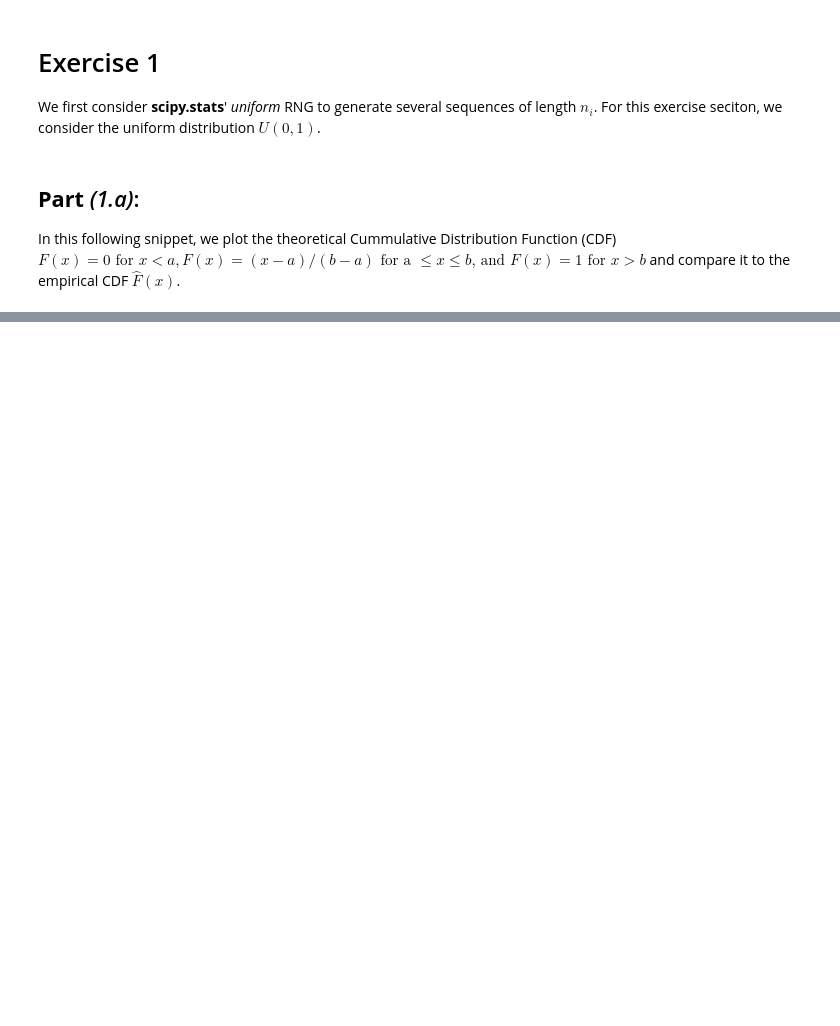
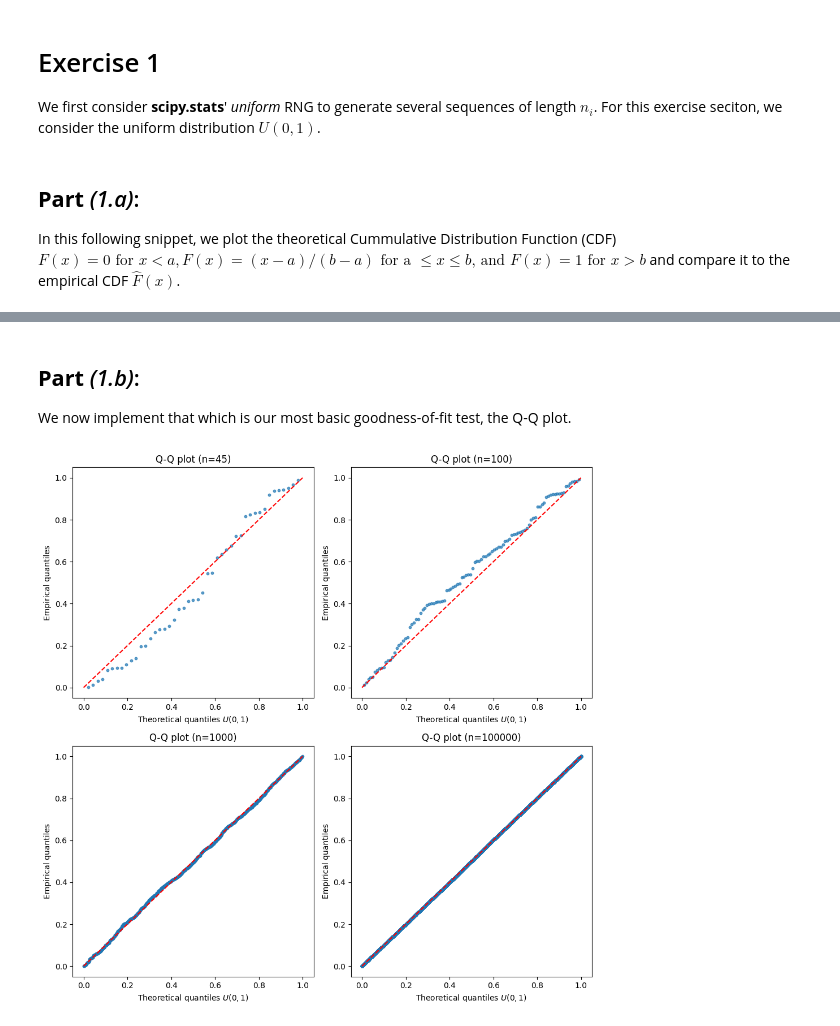
Before and after one commit to Rafitzzz/MATH_414, a Jupyter notebook: lab01.ipynb, the cells around one changed output, grey strips where cells are left out. Cells and saved outputs as stored; diff of their text form; code cells hidden in the pictures; blank space fills up the shorter version.

```diff
--- a/lab01.ipynb
+++ b/lab01.ipynb
@@ -49,0 +53,35 @@ IndexError: index 45 is out of bounds for axis 0 with size 4
+# %% [markdown]
+## **Part** *(1.b)*:
+
+We now implement that which is our most basic goodness-of-fit test, the Q-Q plot.
+# %%
+## ------------ Define and Create Plot --------------
+fig, ax = plt.subplots(2, 2, figsize=(10,10))
+ax = ax.flatten()
+
+for i, n in enumerate(sample_sizes):
+    # Generate "random" data (this serves as our empirical quantiles acording to the theory)
+    random_numbers = uniform.rvs(loc=loc, scale=scale, size=n)
+    E_quantiles = np.sort(random_numbers)
+
+    # Calcualte theoretical quantiles
+    probabilities = (np.arange(n) + 1) / (n + 1) # Create n probabilistic points equispaced on (0,1)
+    T_quantiles = uniform.ppf(probabilities, loc=loc, scale=scale) # Use cdf^{-1}(x) (the inverse of CDF) in order to find the theoretical value for each probability
+
+    # Plot
+    ax[i].scatter(T_quantiles, E_quantiles, s=10, alpha=0.7)
+
+    # Draw a reference line (in this case y=x)
+    line_range = np.array([0,1])
+    ax[i].plot(line_range, line_range, 'r--', label='Reference line ($y=x$)')
+
+    # Plot configuration: Subplots
+    ax[i].set_title(f"Q-Q plot (n={n})")
+    ax[i].set_xlabel("Theoretical quantiles $U(0,1)$")
+    ax[i].set_ylabel("Empirical quantiles")
+
+# Adjust equispaced subplots
+plt.tight_layout()
+plt.show()
+# %% [output]
+[figure, added]
```
Also changed, not shown: parts of 9 cells of this notebook, 2 other files.
